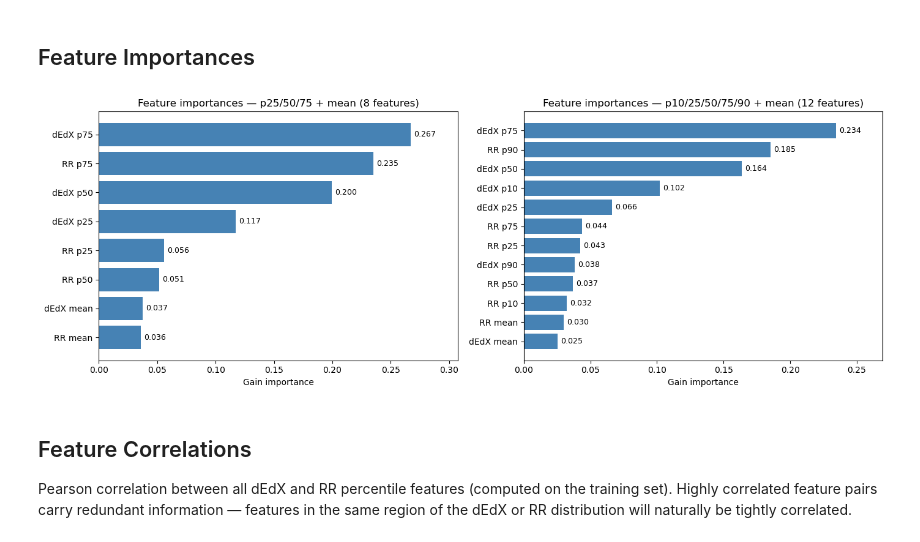
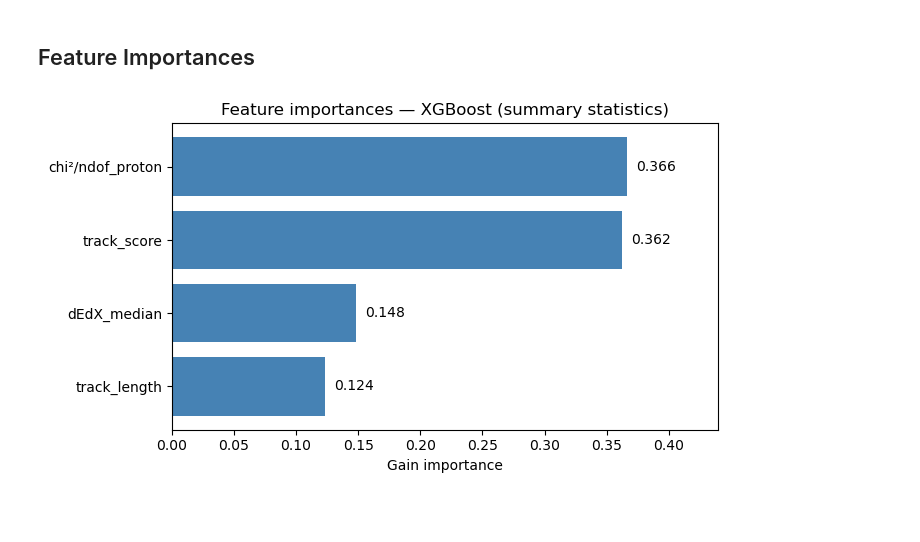
Before and after one commit to Will-Fahie/PDSP-pion-classification, a Jupyter notebook: notebooks/xgb-classifier.ipynb, the cells around one changed output. Saved outputs shown, nothing was run; the diff lists cells and outputs as text; code cells hidden in the pictures; blank space fills up the shorter version.

```diff
--- a/notebooks/xgb-classifier.ipynb
+++ b/notebooks/xgb-classifier.ipynb
@@ -153,0 +58,16 @@ results_p5, model_p5 = train_and_evaluate(
+# %%
+model = XGBClassifier(max_depth=5, learning_rate=0.2, n_estimators=50,
+                      random_state=42, eval_metric='logloss')
+model.fit(x_train, y_train)
+
+test_probs = model.predict_proba(x_test)[:, 1]
+
+best_threshold = optimise_threshold(test_probs, y_test,
+                                    label='XGBoost (summary statistics)',
+                                    color='steelblue')
+
+results = save_results(
+    test_probs, y_test, best_threshold,
+    model_name="XGBoost (summary statistics)",
+    save_path="results/xgb_summary.pkl",
+)
@@ -154,32 +82,18 @@ results_p5, model_p5 = train_and_evaluate(
 # %% [markdown]
 ## Feature Importances
 # %%
-feat_names_p3 = ['dEdX mean', 'dEdX p25', 'dEdX p50', 'dEdX p75',
-                 'RR mean',   'RR p25',   'RR p50',   'RR p75']
+importances = model.feature_importances_
+order = np.argsort(importances)
 
-feat_names_p5 = ['dEdX mean', 'dEdX p10', 'dEdX p25', 'dEdX p50', 'dEdX p75', 'dEdX p90',
-                 'RR mean',   'RR p10',   'RR p25',   'RR p50',   'RR p75',   'RR p90']
-
-fig, axes = plt.subplots(1, 2, figsize=(14, 5))
-
-for ax, model, names, title in [
-    (axes[0], model_p3, feat_names_p3, 'p25/50/75 + mean (8 features)'),
-    (axes[1], model_p5, feat_names_p5, 'p10/25/50/75/90 + mean (12 features)'),
-]:
-    importances = model.feature_importances_
-    order = np.argsort(importances)
-    ax.barh(np.array(names)[order], importances[order], color='steelblue')
-    ax.set_xlabel('Gain importance')
-    ax.set_title(f'Feature importances — {title}')
-    ax.set_xlim(0, importances.max() * 1.15)
-    for i, (v, idx) in enumerate(zip(importances[order], order)):
-        ax.text(v + importances.max() * 0.01, i, f'{v:.3f}', va='center', fontsize=9)
+fig, ax = plt.subplots(figsize=(7, 4))
+ax.barh(np.array(feat_names)[order], importances[order], color='steelblue')
+ax.set_xlabel('Gain importance')
+ax.set_title('Feature importances — XGBoost (summary statistics)')
+ax.set_xlim(0, importances.max() * 1.2)
+for i, v in enumerate(importances[order]):
+    ax.text(v + importances.max() * 0.02, i, f'{v:.3f}', va='center', fontsize=10)
 
 plt.tight_layout()
 plt.show()
 # %% [output]
-[figure, old version]
+[figure, new version]
-# %% [markdown]
-## Feature Correlations
-
-Pearson correlation between all dEdX and RR percentile features (computed on the training set). Highly correlated feature pairs carry redundant information — features in the same region of the dEdX or RR distribution will naturally be tightly correlated.
```
Also changed, not shown: parts of 13 cells of this notebook.
